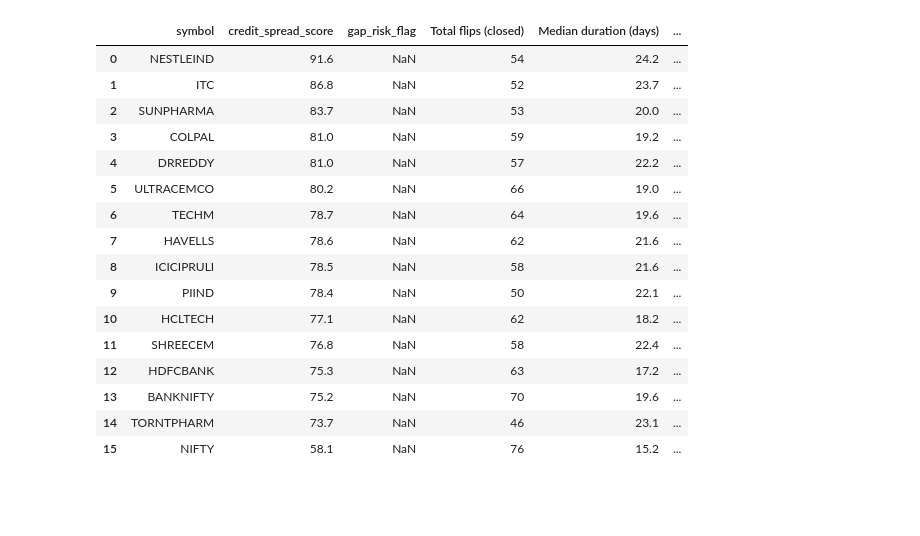
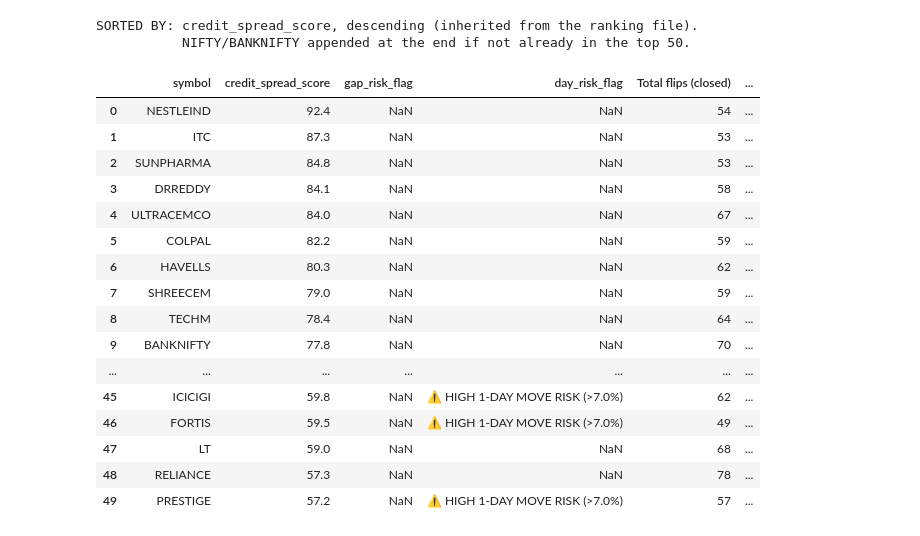
Before and after one commit to HARSHXCODE27/Quant, a Jupyter notebook: notebooks/06_daily_screener.ipynb, the cells around one changed output. Cells and saved outputs as stored; diff of their text form; code cells hidden in the pictures; blank space fills up the shorter version.

```diff
--- a/notebooks/06_daily_screener.ipynb
+++ b/notebooks/06_daily_screener.ipynb
@@ -1,49 +82,61 @@
 # %%
 # It reads the saved credit-spread ranking, drops anything flagged for gap risk,
-# takes the top 10/15(choice) by score,
+# takes the top 50 by score,
 # then force-adds NIFTY/BANKNIFTY (same gap-risk filter applied to them too),
 # and merges into one deduplicated final_candidates list. No API calls here — pure filtering on the
 # last saved ranking file.
 
+
+# autoreload: re-imports any changed src/*.py automatically, so an old kernel
+# can never run stale module code. Without this, editing src/ and re-running
+# without a kernel restart silently uses the OLD version — which is how 31
+# reports once got rewritten missing their new columns.
+%load_ext autoreload
+%autoreload 2
 
 import sys
 sys.path.append("..")
 
 import pandas as pd
 from src.daily_screener import screen_list
 
 credit_spread_ranking = pd.read_excel("../exports/RANKING_credit_spreads.xlsx")
 
-# Keep only gap-risk-clean stocks, take the top 15
+# Keep only gap-risk-clean stocks, take the top 50
 clean_candidates = credit_spread_ranking[
     credit_spread_ranking["gap_risk_flag"].isna() | (credit_spread_ranking["gap_risk_flag"] == "")
 ]
-top_15 = clean_candidates.head(15)
+top_20 = clean_candidates.head(50)
 
 # Always include NIFTY and BANKNIFTY, gap-risk-checked the same way
 must_include = credit_spread_ranking[credit_spread_ranking["symbol"].isin(["NIFTY", "BANKNIFTY"])]
 must_include_clean = must_include[must_include["gap_risk_flag"].isna() | (must_include["gap_risk_flag"] == "")]
 
-final_candidates = pd.concat([top_15, must_include_clean]).drop_duplicates(subset="symbol").reset_index(drop=True)
+final_candidates = pd.concat([top_20, must_include_clean]).drop_duplicates(subset="symbol").reset_index(drop=True)
+
+print("SORTED BY: credit_spread_score, descending (inherited from the ranking file).")
+print("           NIFTY/BANKNIFTY appended at the end if not already in the top 50.")
 final_candidates
 # %% [output]
+SORTED BY: credit_spread_score, descending (inherited from the ranking file).
+           NIFTY/BANKNIFTY appended at the end if not already in the top 50.
-|  | symbol | credit_spread_score | gap_risk_flag | Total flips (closed) | Median duration (days) | ... |
-| 0 | NESTLEIND | 91.6 | NaN | 54 | 24.2 | ... |
-| 1 | ITC | 86.8 | NaN | 52 | 23.7 | ... |
-| 2 | SUNPHARMA | 83.7 | NaN | 53 | 20.0 | ... |
-| 3 | COLPAL | 81.0 | NaN | 59 | 19.2 | ... |
-| 4 | DRREDDY | 81.0 | NaN | 57 | 22.2 | ... |
-| 5 | ULTRACEMCO | 80.2 | NaN | 66 | 19.0 | ... |
-| 6 | TECHM | 78.7 | NaN | 64 | 19.6 | ... |
-| 7 | HAVELLS | 78.6 | NaN | 62 | 21.6 | ... |
-| 8 | ICICIPRULI | 78.5 | NaN | 58 | 21.6 | ... |
-| 9 | PIIND | 78.4 | NaN | 50 | 22.1 | ... |
-| 10 | HCLTECH | 77.1 | NaN | 62 | 18.2 | ... |
-| 11 | SHREECEM | 76.8 | NaN | 58 | 22.4 | ... |
-| 12 | HDFCBANK | 75.3 | NaN | 63 | 17.2 | ... |
-| 13 | BANKNIFTY | 75.2 | NaN | 70 | 19.6 | ... |
-| 14 | TORNTPHARM | 73.7 | NaN | 46 | 23.1 | ... |
-| 15 | NIFTY | 58.1 | NaN | 76 | 15.2 | ... |
+|  | symbol | credit_spread_score | gap_risk_flag | day_risk_flag | Total flips (closed) | ... |
+| 0 | NESTLEIND | 92.4 | NaN | NaN | 54 | ... |
+| 1 | ITC | 87.3 | NaN | NaN | 53 | ... |
+| 2 | SUNPHARMA | 84.8 | NaN | NaN | 53 | ... |
+| 3 | DRREDDY | 84.1 | NaN | NaN | 58 | ... |
+| 4 | ULTRACEMCO | 84.0 | NaN | NaN | 67 | ... |
+| 5 | COLPAL | 82.2 | NaN | NaN | 59 | ... |
+| 6 | HAVELLS | 80.3 | NaN | NaN | 62 | ... |
+| 7 | SHREECEM | 79.0 | NaN | NaN | 59 | ... |
+| 8 | TECHM | 78.4 | NaN | NaN | 64 | ... |
+| 9 | BANKNIFTY | 77.8 | NaN | NaN | 70 | ... |
+| ... | ... | ... | ... | ... | ... | ... |
+| 45 | ICICIGI | 59.8 | NaN | ⚠ HIGH 1-DAY MOVE RISK (>7.0%) | 62 | ... |
+| 46 | FORTIS | 59.5 | NaN | ⚠ HIGH 1-DAY MOVE RISK (>7.0%) | 49 | ... |
+| 47 | LT | 59.0 | NaN | NaN | 68 | ... |
+| 48 | RELIANCE | 57.3 | NaN | NaN | 78 | ... |
+| 49 | PRESTIGE | 57.2 | NaN | ⚠ HIGH 1-DAY MOVE RISK (>7.0%) | 57 | ... |
 # %%
 # For each of the ~16 symbols it looks up the right instrument
 # token (handling NIFTY/BANKNIFTY specially since indices live in a different token space),
```
Also changed, not shown: parts of 5 cells of this notebook, 9 other files.
